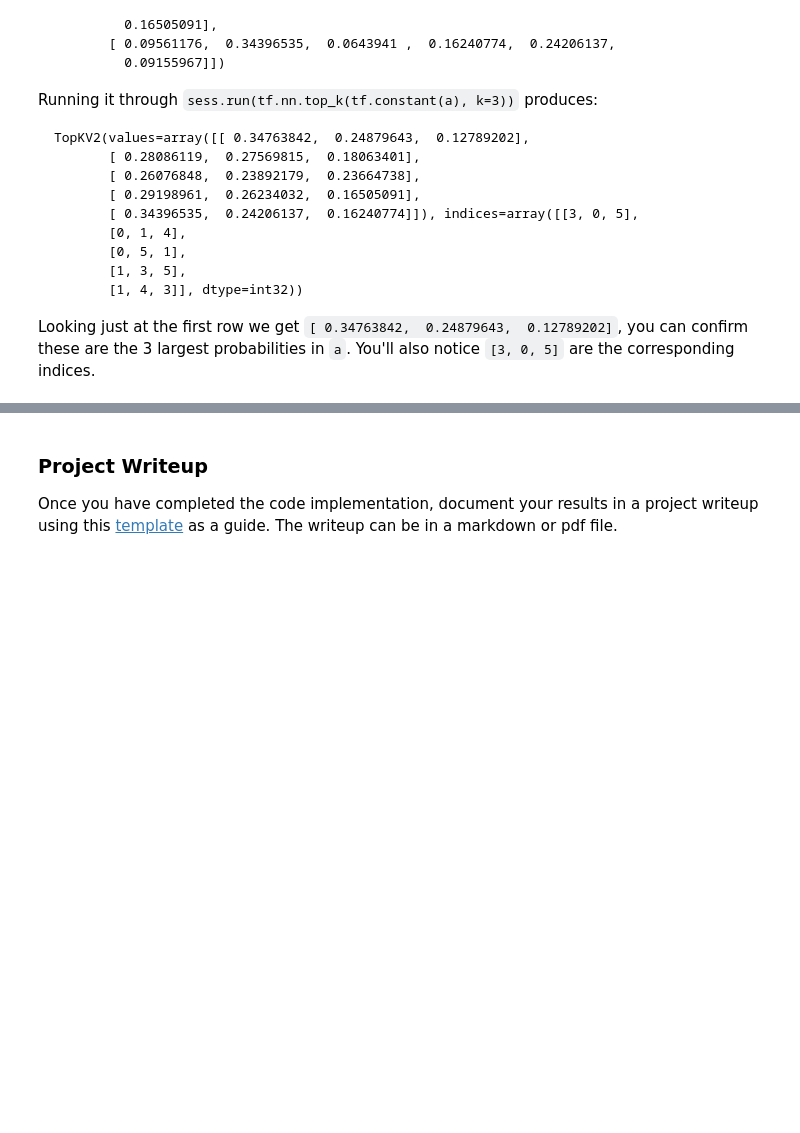
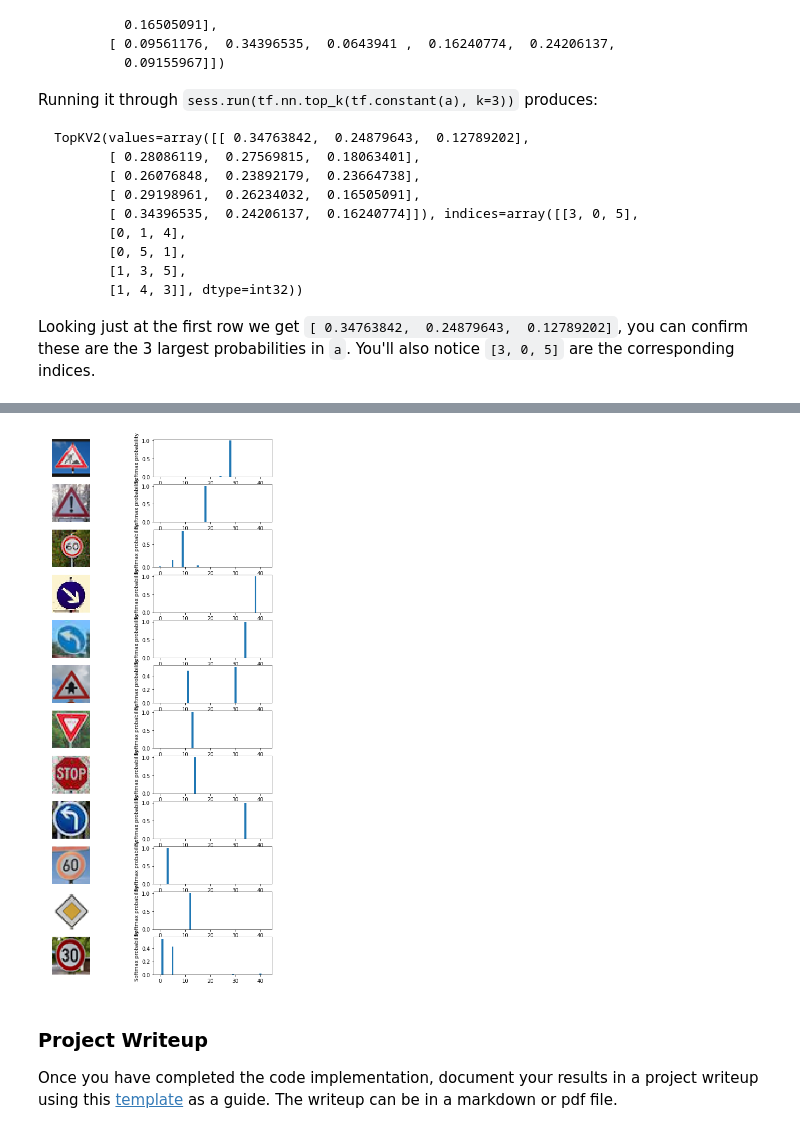
Before and after one commit to shank16/CarND-Traffic-Sign-Classifier-Project, a Jupyter notebook: Traffic_Sign_Classifier.ipynb, the cells around one changed output, grey strips where cells are left out. Saved outputs shown, nothing was run; the diff lists cells and outputs as text; code cells hidden in the pictures; blank space fills up the shorter version.

```diff
--- a/Traffic_Sign_Classifier.ipynb
+++ b/Traffic_Sign_Classifier.ipynb
@@ -746,3 +855,18 @@ Looking just at the first row we get `[ 0.34763842,  0.24879643,  0.12789202]`,
+# %%
+# Use bar charts to visualize softmax probabilities of new images.
+
+fig, ax = plt.subplots(12,2, figsize=(9, 19))
+ax = ax.ravel()
+
+for i in range(len(my_softmax_logits)*2):
+    if i%2 == 0:
+        ax[i].axis('off')
+        ax[i].imshow(cv2.cvtColor(images[i//2], cv2.COLOR_BGR2RGB))
+    else:
+        ax[i].bar(np.arange(n_classes), my_softmax_logits[(i-1)//2])
+        ax[i].set_ylabel('Softmax probability')
+# %% [output]
+[figure, added]
 # %% [markdown]
 ### Project Writeup
 
```
Also changed, not shown: parts of 30 cells of this notebook, 6 other files.
